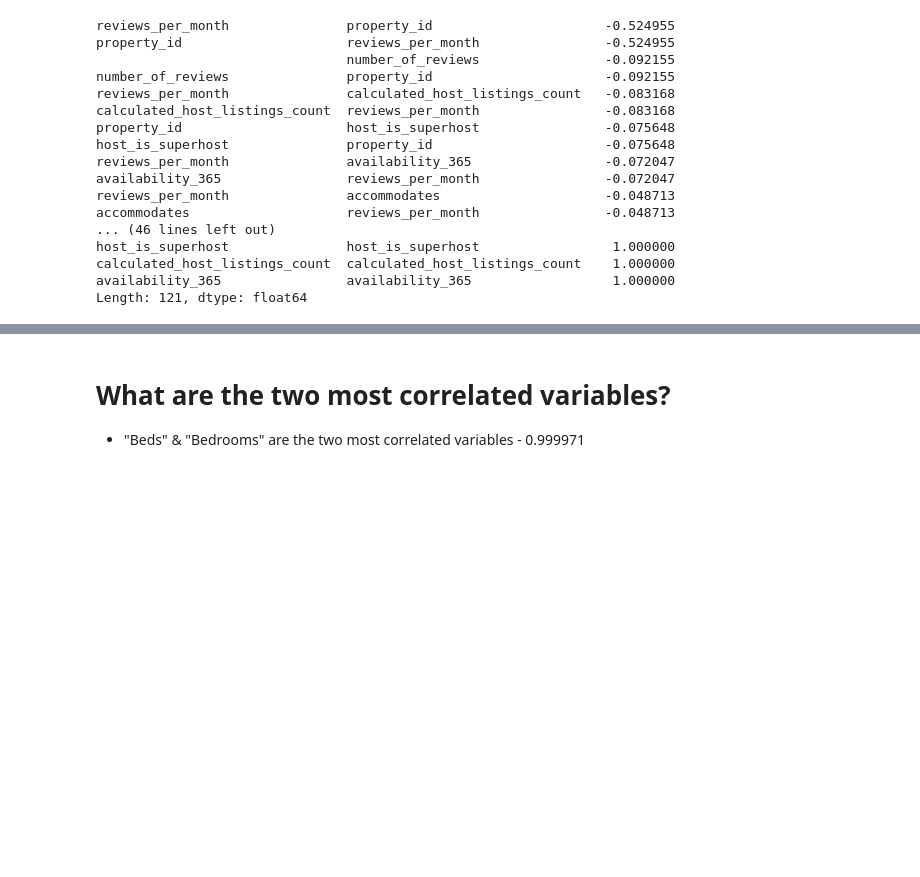
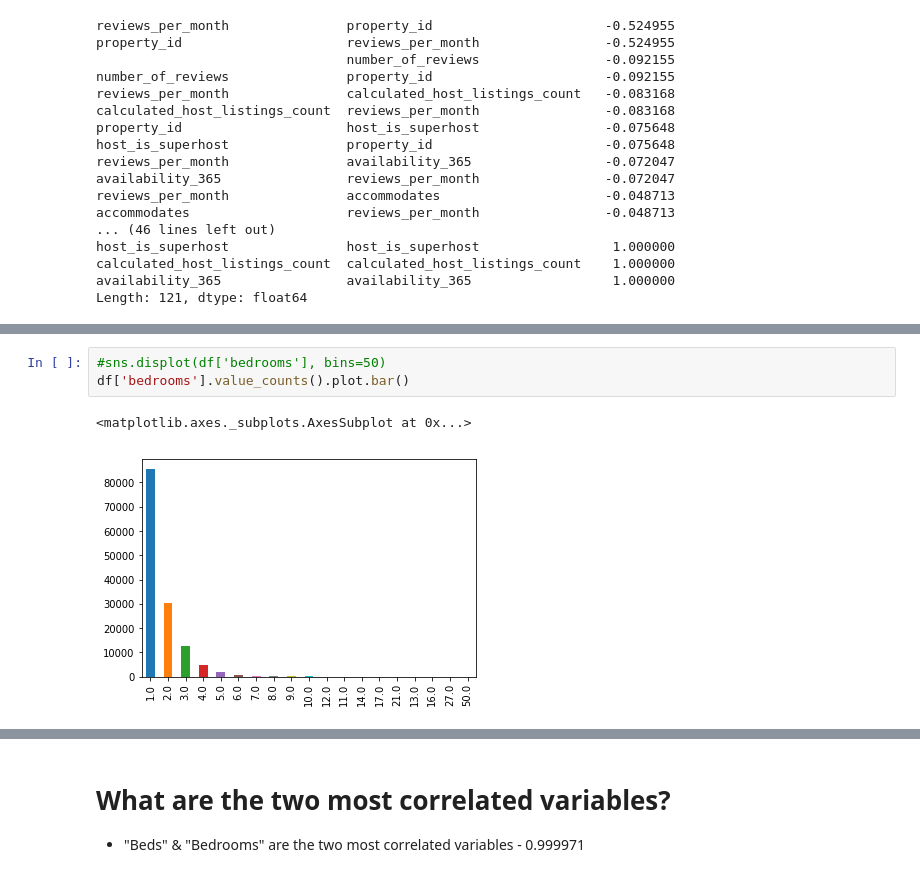
Before and after one commit to neelfx/AirBnB, a Jupyter notebook: airbnb_analysis.ipynb, the cells around one changed output, grey strips where cells are left out. Cells and saved outputs as stored; diff of their text form; blank space fills up the shorter version.

```diff
--- a/airbnb_analysis.ipynb
+++ b/airbnb_analysis.ipynb
@@ -334,0 +307,6 @@ df['price'].hist(bins=100)
+# %%
+#sns.displot(df['bedrooms'], bins=50)
+df['bedrooms'].value_counts().plot.bar()
+# %% [output]
+<matplotlib.axes._subplots.AxesSubplot at 0x...>
+[figure, added]
```
Also changed, not shown: parts of 32 cells of this notebook, 5 other files.
